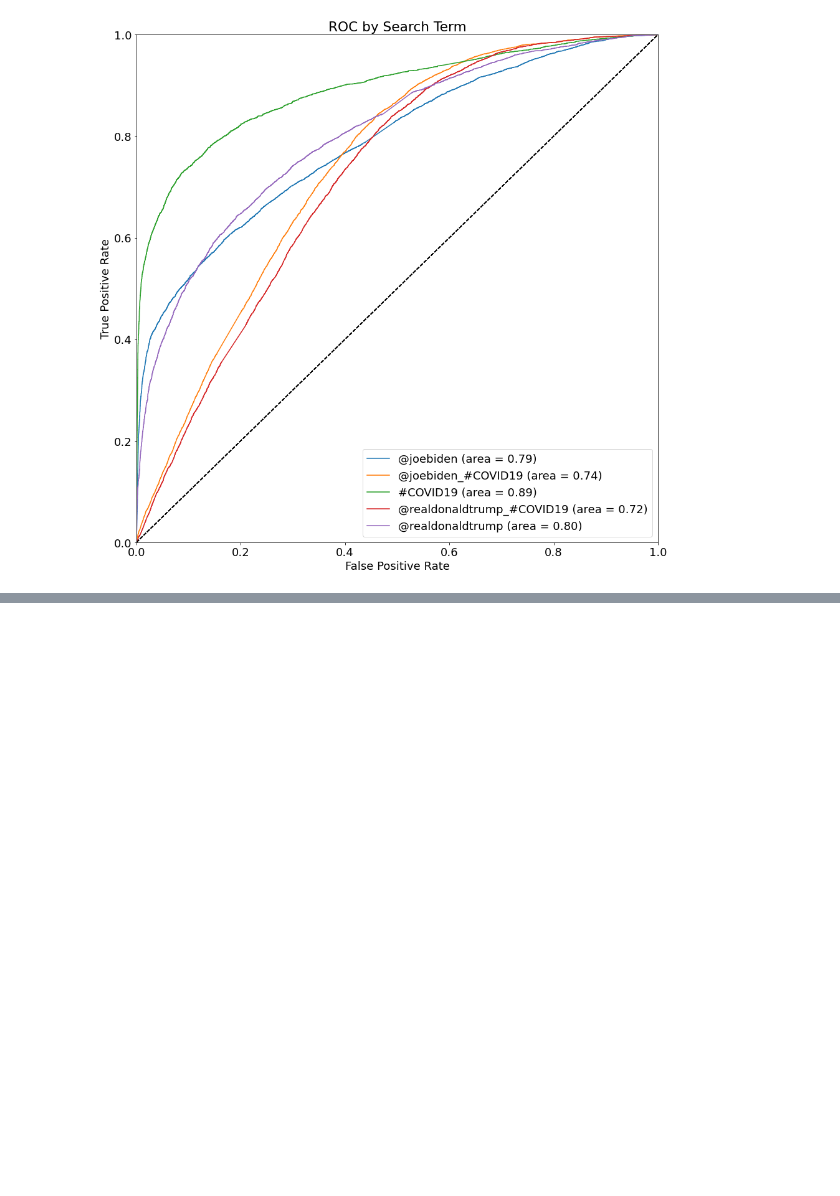
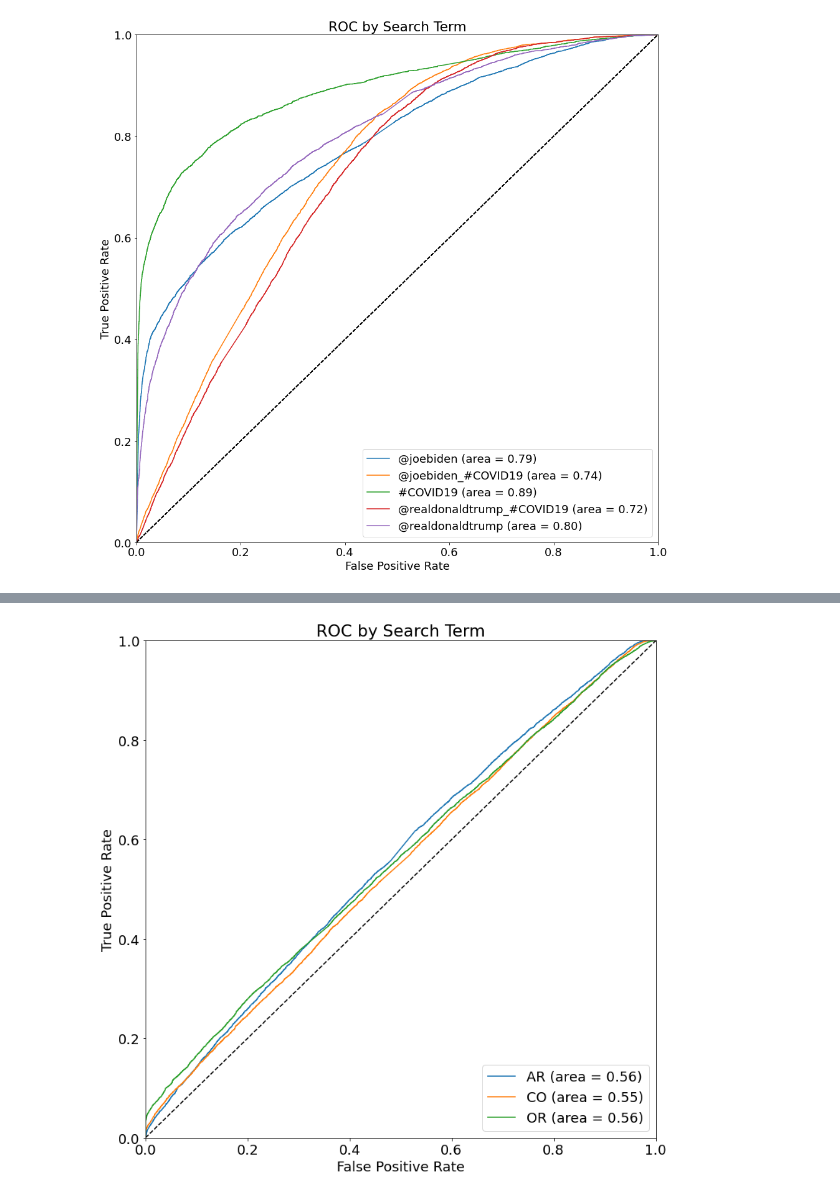
Before and after one commit to connorslagle/micro-blog-demo-targeting, a Jupyter notebook: notebooks/Untitled.ipynb, the cells around one changed output, grey strips where cells are left out. Cells and saved outputs as stored; diff of their text form; code cells hidden in the pictures; blank space fills up the shorter version.

```diff
--- a/notebooks/Untitled.ipynb
+++ b/notebooks/Untitled.ipynb
@@ -554,0 +615,5 @@ plt.show()
+# %%
+state_dict = {1:'AR', 2:'CO', 3:'OR'}
+mc_roc(final_df['tweet_text_wo_mentions'], targets['state'], [1,2,3],state_dict)
+# %% [output]
+[figure, added]
```
Also changed, not shown: parts of 13 cells of this notebook.
